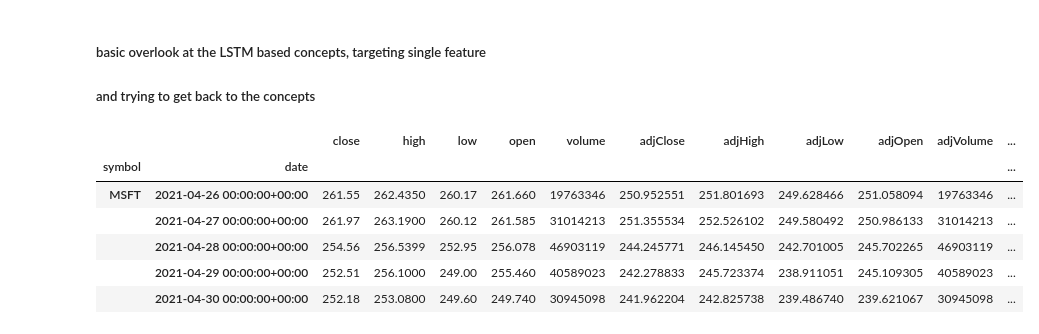
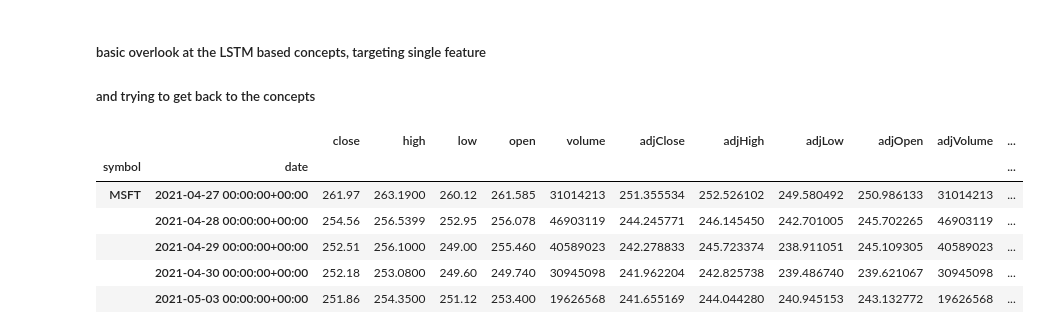
Before and after one commit to utsav87589/LSTM---Stock-price-prediction, a Jupyter notebook: test_files/v1/revision/25-04.ipynb, the cells around one changed output. Cells and saved outputs as stored; diff of their text form; code cells hidden in the pictures.

```diff
--- a/test_files/v1/revision/25-04.ipynb
+++ b/test_files/v1/revision/25-04.ipynb
@@ -19,13 +19,13 @@ load_dotenv('../keys.txt')
 key = os.getenv('key')
 # %%
 ### loading the data for Microsoft
-df_stock_MSFT = pdr.get_data_tiingo('MSFT', api_key = key)
-df_stock_MSFT.head()
+df_MSFT = pdr.get_data_tiingo('MSFT', api_key = key)
+df_MSFT.head()
 # %% [output]
 |  |  | close | high | low | open | volume | adjClose | adjHigh | adjLow | adjOpen | adjVolume | ... |
 | symbol | date |  |  |  |  |  |  |  |  |  |  | ... |
-| MSFT | 2021-04-26 00:00:00+00:00 | 261.55 | 262.4350 | 260.17 | 261.660 | 19763346 | 250.952551 | 251.801693 | 249.628466 | 251.058094 | 19763346 | ... |
-|  | 2021-04-27 00:00:00+00:00 | 261.97 | 263.1900 | 260.12 | 261.585 | 31014213 | 251.355534 | 252.526102 | 249.580492 | 250.986133 | 31014213 | ... |
+| MSFT | 2021-04-27 00:00:00+00:00 | 261.97 | 263.1900 | 260.12 | 261.585 | 31014213 | 251.355534 | 252.526102 | 249.580492 | 250.986133 | 31014213 | ... |
 |  | 2021-04-28 00:00:00+00:00 | 254.56 | 256.5399 | 252.95 | 256.078 | 46903119 | 244.245771 | 246.145450 | 242.701005 | 245.702265 | 46903119 | ... |
 |  | 2021-04-29 00:00:00+00:00 | 252.51 | 256.1000 | 249.00 | 255.460 | 40589023 | 242.278833 | 245.723374 | 238.911051 | 245.109305 | 40589023 | ... |
 |  | 2021-04-30 00:00:00+00:00 | 252.18 | 253.0800 | 249.60 | 249.740 | 30945098 | 241.962204 | 242.825738 | 239.486740 | 239.621067 | 30945098 | ... |
+|  | 2021-05-03 00:00:00+00:00 | 251.86 | 254.3500 | 251.12 | 253.400 | 19626568 | 241.655169 | 244.044280 | 240.945153 | 243.132772 | 19626568 | ... |
```
Also changed, not shown: parts of 12 cells of this notebook.
